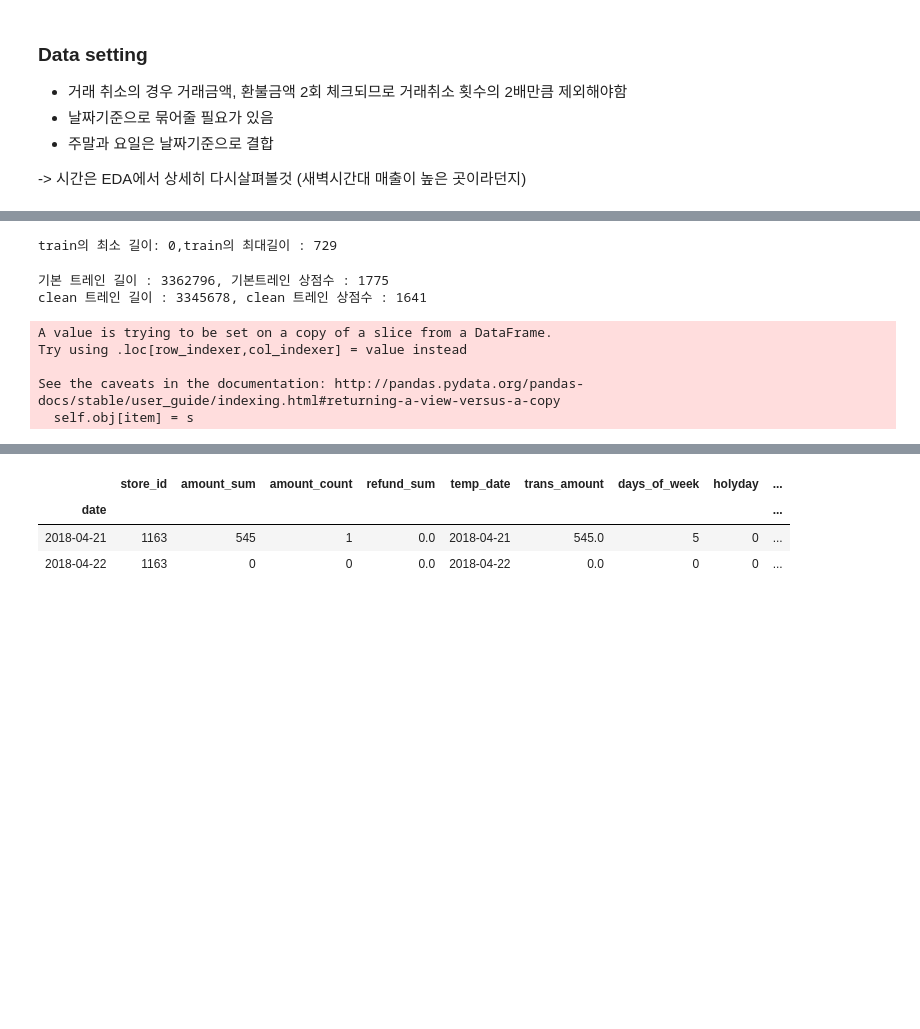
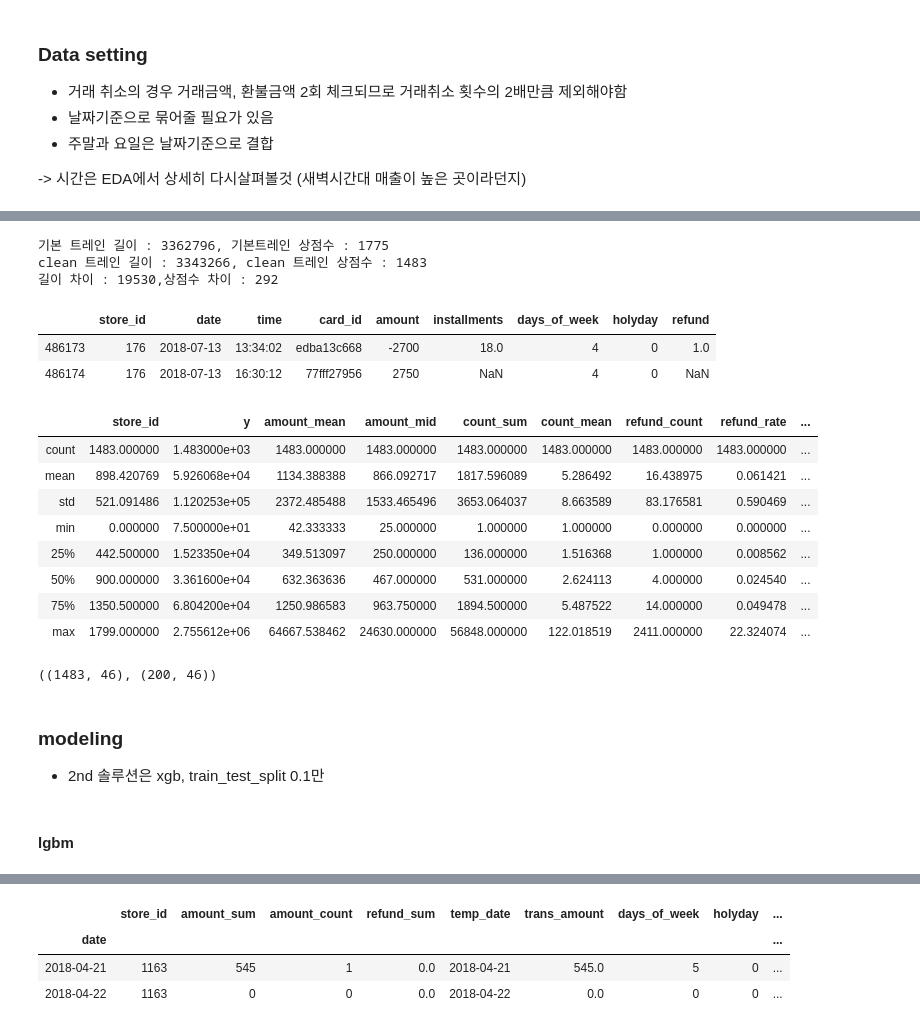
Before and after one commit to bbiyongel/Dacon_funda, a Jupyter notebook: 2nd round.ipynb, the cells around one changed output, grey strips where cells are left out. Cells and saved outputs as stored; diff of their text form; code cells hidden in the pictures; blank space fills up the shorter version.

```diff
--- a/2nd round.ipynb
+++ b/2nd round.ipynb
@@ -42,17 +50,20 @@ test의 최소 길이: 93,test의 최대길이 : 607
 train['date'] = pd.to_datetime(train['date'])
 gap_check = train.groupby('store_id')['date'].agg(['min','max'])
 gap = (gap_check['max']-gap_check['min']).apply(lambda x : x.days)
-print(f'train의 최소 길이: {gap.min()},train의 최대길이 : {gap.max()}')
-del_id = gap[gap<100].index
+gap.name = 'gap'
+row_count = train.groupby('store_id')['date'].count()
+gap = pd.concat([gap,row_count],axis=1)
+
+del_id = gap.loc[(gap['gap']<100)|(gap['date']<29)].index
 clean_train = train[~(train.store_id.isin(del_id))]
-# %% [output]
-train의 최소 길이: 0,train의 최대길이 : 729
 # %%
 print(f'기본 트레인 길이 : {train.shape[0]}, 기본트레인 상점수 : {train.store_id.nunique()}')
 print(f'clean 트레인 길이 : {clean_train.shape[0]}, clean 트레인 상점수 : {clean_train.store_id.nunique()}')
+print(f'길이 차이 : {train.shape[0] - clean_train.shape[0]},상점수 차이 : {train.store_id.nunique() - clean_train.store_id.nunique()}')
 # %% [output]
 기본 트레인 길이 : 3362796, 기본트레인 상점수 : 1775
-clean 트레인 길이 : 3345678, clean 트레인 상점수 : 1641
+clean 트레인 길이 : 3343266, clean 트레인 상점수 : 1483
+길이 차이 : 19530,상점수 차이 : 292
 # %%
 #전체날짜의 휴일 요일
 all_dates = merge_df.drop_duplicates('date').sort_values('date')
@@ -67,16 +78,10 @@ sample_df['date'] = pd.to_datetime(sample_df['date'])
 sample_df['temp_date'] = sample_df['date']
 
 #거래횟수당 평균 거래금액
-sample_df['trans_amount'] = sample_df['amount_sum']/(sample_df['amount_count']-sample_df['refund_sum']*2)
+sample_df['trans_amount'] = sample_df['amount_sum']/(sample_df['amount_count']-sample_df['refund_sum'])
 sample_df['trans_amount'].fillna(0,inplace= True)
 
 #날짜병합
 sample_df = pd.merge(sample_df,all_dates)
 
 sample_df.set_index("date",inplace=True)
-# %% [output]
-A value is trying to be set on a copy of a slice from a DataFrame.
-Try using .loc[row_indexer,col_indexer] = value instead
-
-See the caveats in the documentation: http://pandas.pydata.org/pandas-docs/stable/user_guide/indexing.html#returning-a-view-versus-a-copy
-  self.obj[item] = s
@@ -155,0 +88,7 @@ for store_id in notebook.tqdm(store_id_list[:3]):
+# %%
+#환불금액이 동일하지 않은 경우도 있음
+train.loc[(train.store_id == 176)&(train.date == datetime.datetime(2018,7,13))]
+# %% [output]
+|  | store_id | date | time | card_id | amount | installments | days_of_week | holyday | refund |
+| 486173 | 176 | 2018-07-13 | 13:34:02 | edba13c668 | -2700 | 18.0 | 4 | 0 | 1.0 |
+| 486174 | 176 | 2018-07-13 | 16:30:12 | 77fff27956 | 2750 | NaN | 4 | 0 | NaN |
@@ -155,0 +228,15 @@ for store_id in notebook.tqdm(store_id_list[:3]):
+# %%
+reform_train = reform_data(clean_train)
+reform_test = reform_data(test)
+# %%
+reform_train.describe()
+# %% [output]
+|  | store_id | y | amount_mean | amount_mid | count_sum | count_mean | refund_count | refund_rate | ... |
+| count | 1483.000000 | 1.483000e+03 | 1483.000000 | 1483.000000 | 1483.000000 | 1483.000000 | 1483.000000 | 1483.000000 | ... |
+| mean | 898.420769 | 5.926068e+04 | 1134.388388 | 866.092717 | 1817.596089 | 5.286492 | 16.438975 | 0.061421 | ... |
+| std | 521.091486 | 1.120253e+05 | 2372.485488 | 1533.465496 | 3653.064037 | 8.663589 | 83.176581 | 0.590469 | ... |
+| min | 0.000000 | 7.500000e+01 | 42.333333 | 25.000000 | 1.000000 | 1.000000 | 0.000000 | 0.000000 | ... |
+| 25% | 442.500000 | 1.523350e+04 | 349.513097 | 250.000000 | 136.000000 | 1.516368 | 1.000000 | 0.008562 | ... |
+| 50% | 900.000000 | 3.361600e+04 | 632.363636 | 467.000000 | 531.000000 | 2.624113 | 4.000000 | 0.024540 | ... |
+| 75% | 1350.500000 | 6.804200e+04 | 1250.986583 | 963.750000 | 1894.500000 | 5.487522 | 14.000000 | 0.049478 | ... |
+| max | 1799.000000 | 2.755612e+06 | 64667.538462 | 24630.000000 | 56848.000000 | 122.018519 | 2411.000000 | 22.324074 | ... |
@@ -155,0 +251,7 @@ for store_id in notebook.tqdm(store_id_list[:3]):
+# %%
+reform_train.shape,reform_test.shape
+# %% [output]
+((1483, 46), (200, 46))
+# %% [markdown]
+### modeling
+* 2nd 솔루션은 xgb, train_test_split 0.1만
@@ -155,0 +263,2 @@ for store_id in notebook.tqdm(store_id_list[:3]):
+# %% [markdown]
+#### lgbm
```
Also changed, not shown: parts of 29 cells of this notebook, 2 other files.
